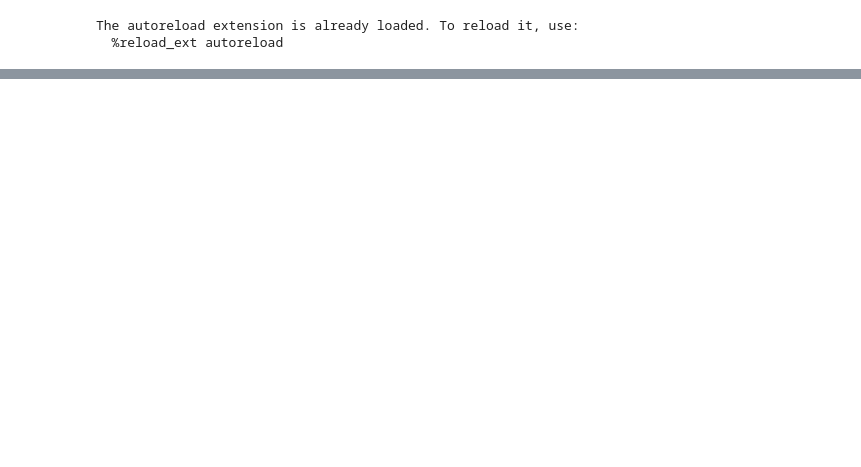
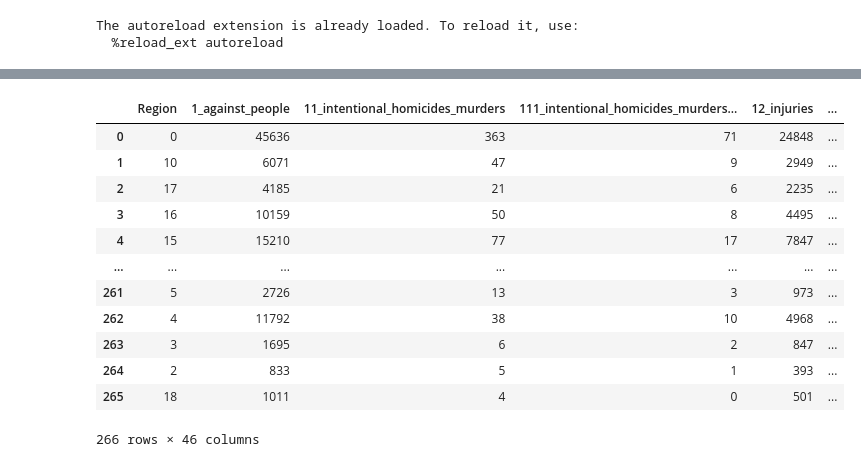
Before and after one commit to ivanalonsom/Project6, a Jupyter notebook: main.ipynb, the cells around one changed output, grey strips where cells are left out. Cells and saved outputs as stored; diff of their text form; code cells hidden in the pictures; blank space fills up the shorter version.

```diff
--- a/main.ipynb
+++ b/main.ipynb
@@ -38,0 +61,40 @@ df_num.corr().head()
+# %%
+regions = {
+    "ANDALUCÍA": 0,
+    "EXTREMADURA": 1,
+    "CIUDAD AUTÓNOMA DE CEUTA": 2,
+    "RIOJA (LA)": 3,
+    "PAÍS VASCO": 4,
+    "NAVARRA (COMUNIDAD FORAL DE)": 5,
+    "MURCIA (REGIÓN DE)": 6,
+    "MADRID (COMUNIDAD DE)": 7,
+    "GALICIA": 8,
+    "COMUNITAT VALENCIANA": 9,
+    "ARAGÓN": 10,
+    "CATALUÑA": 11,
+    "CASTILLA - LA MANCHA": 12,
+    "CASTILLA Y LEÓN": 13,
+    "CANTABRIA": 14,
+    "CANARIAS": 15,
+    "BALEARS (ILLES)": 16,
+    "ASTURIAS (PRINCIPADO DE)": 17,
+    "CIUDAD AUTÓNOMA DE MELILLA": 18
+}
+
+df_merged["Region"] = df_merged["Region"].replace(regions)
+# %%
+df_merged
+# %% [output]
+|  | Region | 1_against_people | 11_intentional_homicides_murders | 111_intentional_homicides_murders... | 12_injuries | ... |
+| 0 | 0 | 45636 | 363 | 71 | 24848 | ... |
+| 1 | 10 | 6071 | 47 | 9 | 2949 | ... |
+| 2 | 17 | 4185 | 21 | 6 | 2235 | ... |
+| 3 | 16 | 10159 | 50 | 8 | 4495 | ... |
+| 4 | 15 | 15210 | 77 | 17 | 7847 | ... |
+| ... | ... | ... | ... | ... | ... | ... |
+| 261 | 5 | 2726 | 13 | 3 | 973 | ... |
+| 262 | 4 | 11792 | 38 | 10 | 4968 | ... |
+| 263 | 3 | 1695 | 6 | 2 | 847 | ... |
+| 264 | 2 | 833 | 5 | 1 | 393 | ... |
+| 265 | 18 | 1011 | 4 | 0 | 501 | ... |
+266 rows × 46 columns
```
Also changed, not shown: parts of 5 cells of this notebook, 5 other files.
